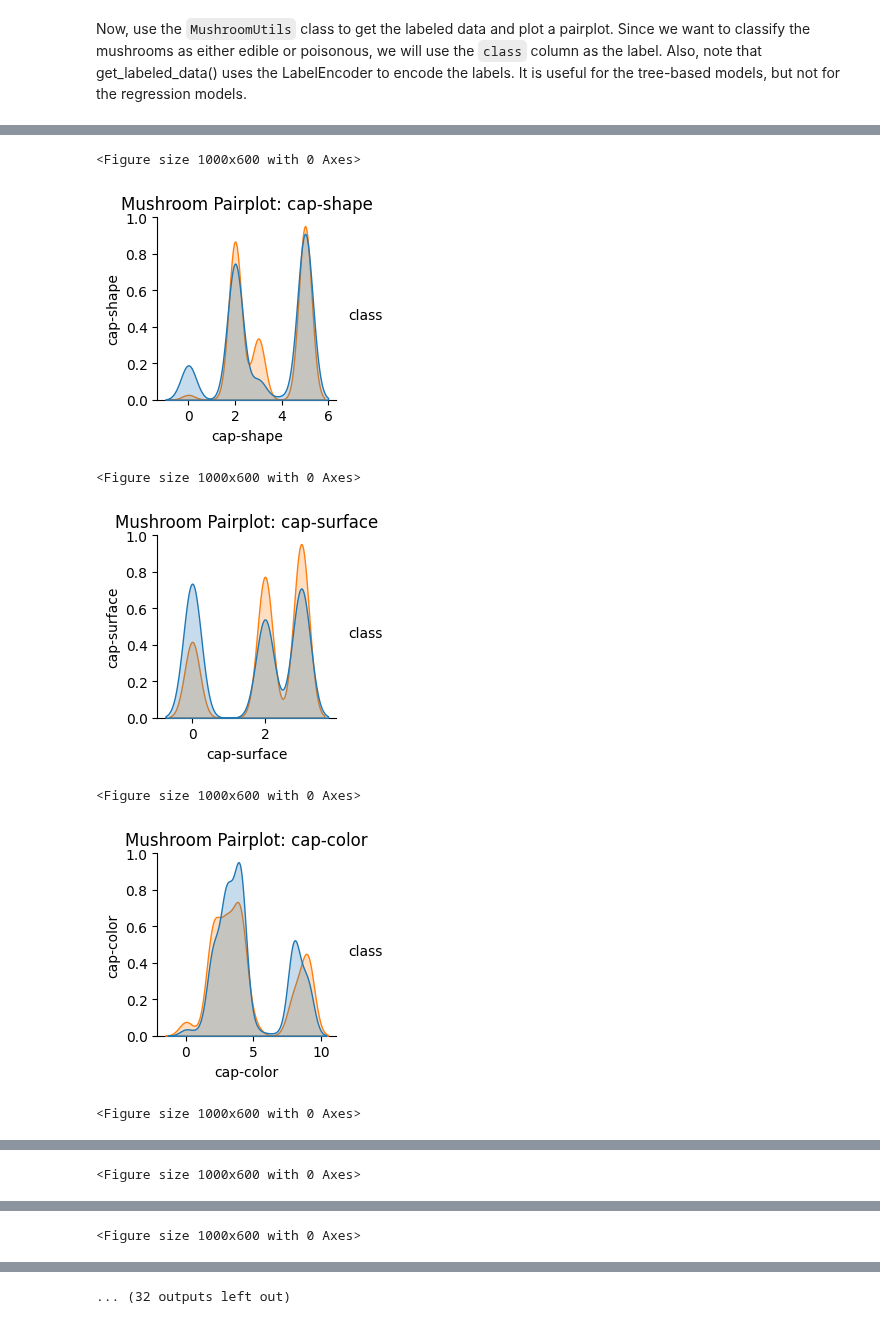
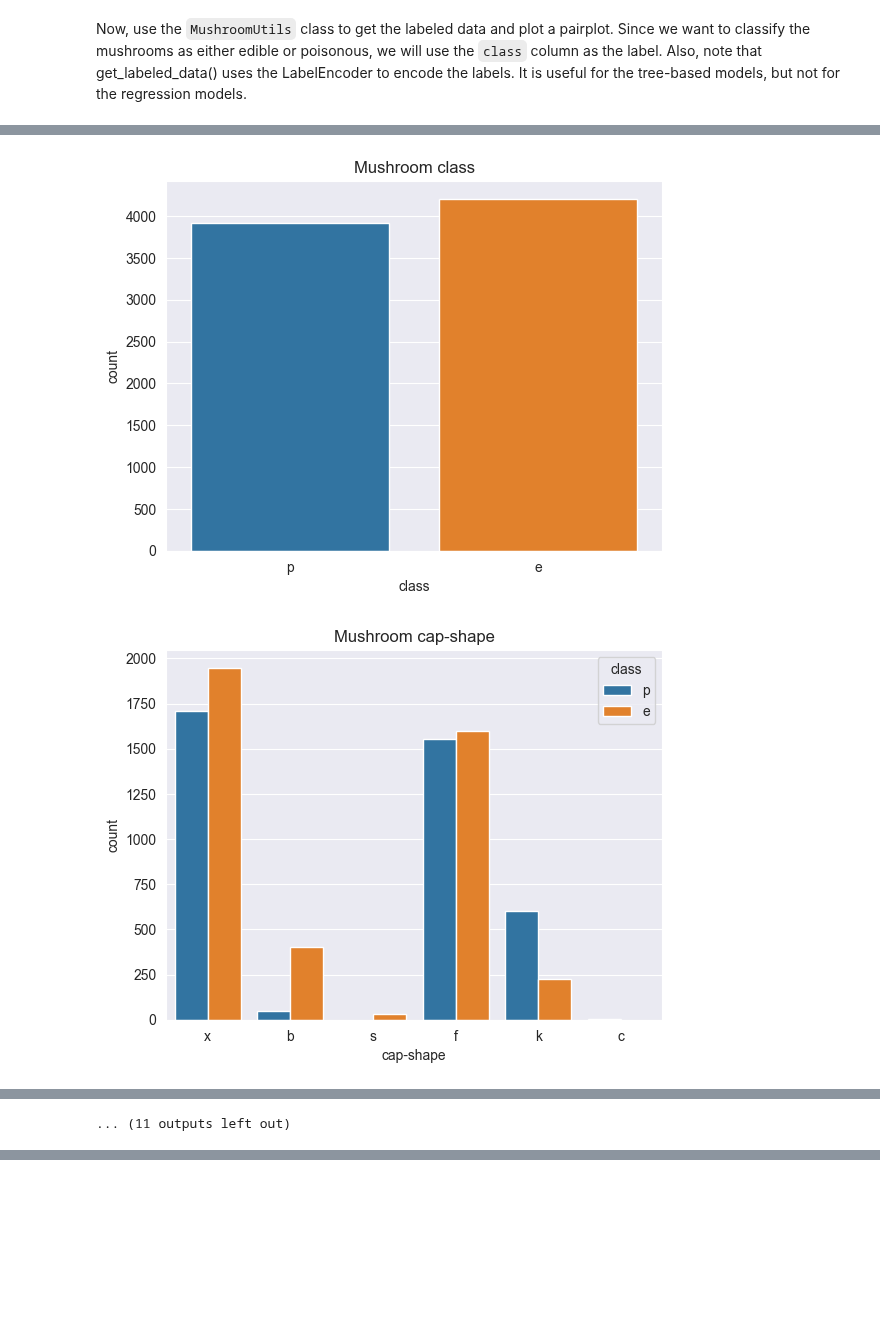
Before and after one commit to berkaybgk/portfolio, a Jupyter notebook: mushroom/mushroom_eda.ipynb, the cells around one changed output, grey strips where cells are left out. Cells and saved outputs as stored; diff of their text form; code cells hidden in the pictures; blank space fills up the shorter version.

```diff
--- a/mushroom/mushroom_eda.ipynb
+++ b/mushroom/mushroom_eda.ipynb
@@ -122,8 +104,11 @@ labeled_shroom_data.describe()
 # %%
 import seaborn as sns
 
-for col in labeled_shroom_data.columns[1:]:
-    plt.figure(figsize=(10, 6))
-    sns.pairplot(labeled_shroom_data, hue='class', vars=[col])
-    plt.title(f'Mushroom Pairplot: {col}')
+# Plot a countplot for each feature, observe the distribution of the classes
+for col in mushroom_data.columns:
+    sns.countplot(data=mushroom_data, x=col, hue='class')
+    plt.title(f'Mushroom {col}')
+    plt.show()
 # %% [output]
+[figure, new version]
+[figure, new version]
@@ -130,7 +125 @@ for col in labeled_shroom_data.columns[1:]:
-<Figure size 1000x600 with 0 Axes>
+... (11 outputs left out)
-[figure, old version]
-<Figure size 1000x600 with 0 Axes>
-[figure, old version]
-<Figure size 1000x600 with 0 Axes>
-[figure, old version]
-<Figure size 1000x600 with 0 Axes>
@@ -138 +125,0 @@ for col in labeled_shroom_data.columns[1:]:
-<Figure size 1000x600 with 0 Axes>
@@ -140 +125,0 @@ for col in labeled_shroom_data.columns[1:]:
-<Figure size 1000x600 with 0 Axes>
@@ -142 +125,0 @@ for col in labeled_shroom_data.columns[1:]:
-... (32 outputs left out)
```
Also changed, not shown: parts of 16 cells of this notebook, 2 other files.
